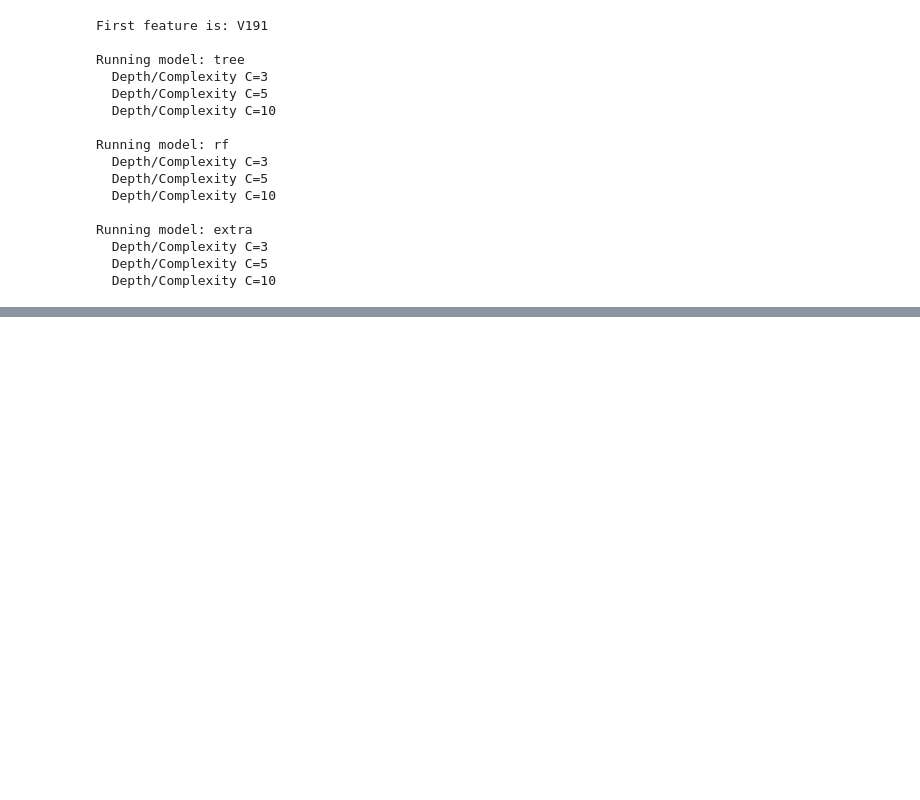
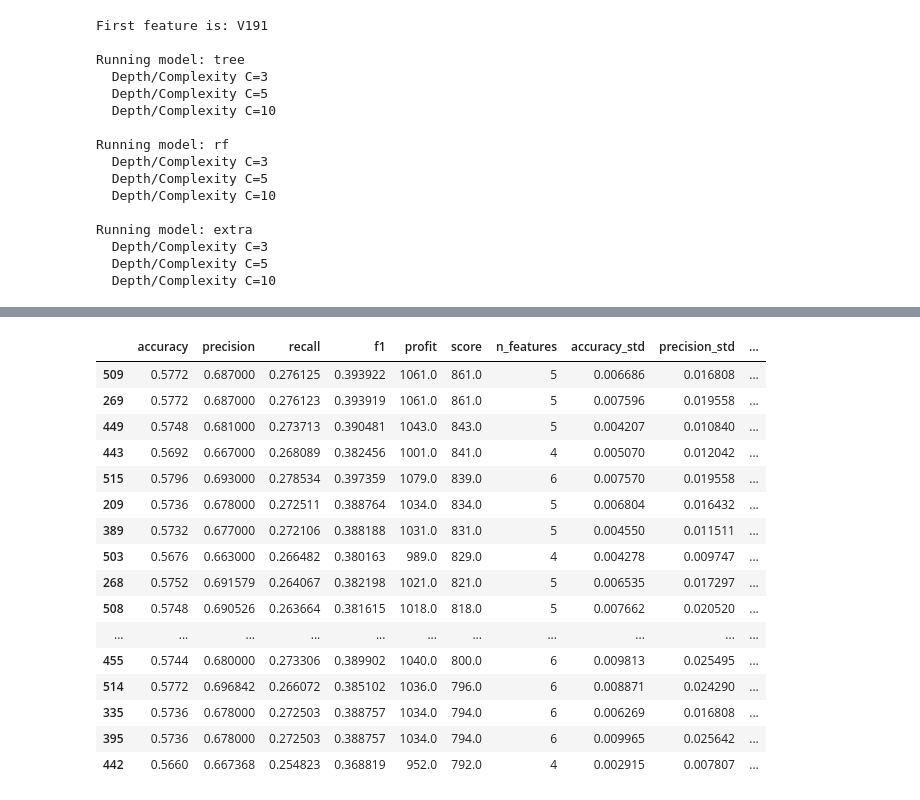
Before and after one commit to kwiatkowskaa/cost-sensitive-predictive-modeling, a Jupyter notebook: notebooks_scaled/03_model_tree_based_models.ipynb, the cells around one changed output, grey strips where cells are left out. Drawn from its saved outputs; the diff is of its cells as text; code cells hidden in the pictures; blank space fills up the shorter version.

```diff
--- a/notebooks_scaled/03_model_tree_based_models.ipynb
+++ b/notebooks_scaled/03_model_tree_based_models.ipynb
@@ -144,0 +154,43 @@ plot_metric_surface(
+# %%
+C_VALUES = [3, 5, 10]
+K_VALUES = range(1, 11)
+TOP_N_VALUES = [250, 500, 750, 900, 950, 1000]
+
+all_results = []
+
+sorted_features = feature_importance_df.sort_values("avg_normalized_rank")["feature"].values
+print(f"First feature is: {sorted_features[0]}")
+
+for model_name, model_fn in MODEL_CONFIGS.items():
+
+    print(f"\nRunning model: {model_name}")
+
+    for C in C_VALUES:
+
+        print(f"  Depth/Complexity C={C}")
+
+        for k in K_VALUES:
+
+            selected_features = sorted_features[:k]
+            X_sel = x_train_scaled[selected_features]
+
+            model = model_fn(C)
+
+            for t in TOP_N_VALUES:
+                summary = cross_val_eval(
+                    model=model,
+                    X=X_sel,
+                    y=y_train,
+                    n_features=k,
+                    model_name=f"{model_name}_C={C}_k={k}",
+                    top_n=t, scaled_features=True
+                )
+
+                summary["model_type"] = model_name
+                summary["C"] = C
+                summary["k"] = k
+                summary["top_n"] = t
+
+                all_results.append(summary)
+
+final_results = pd.DataFrame(all_results)
@@ -144,0 +214,20 @@ plot_metric_surface(
+# %%
+final_results.sort_values(by="score", ascending=False).head(20)
+# %% [output]
+|  | accuracy | precision | recall | f1 | profit | score | n_features | accuracy_std | precision_std | ... |
+| 509 | 0.5772 | 0.687000 | 0.276125 | 0.393922 | 1061.0 | 861.0 | 5 | 0.006686 | 0.016808 | ... |
+| 269 | 0.5772 | 0.687000 | 0.276123 | 0.393919 | 1061.0 | 861.0 | 5 | 0.007596 | 0.019558 | ... |
+| 449 | 0.5748 | 0.681000 | 0.273713 | 0.390481 | 1043.0 | 843.0 | 5 | 0.004207 | 0.010840 | ... |
+| 443 | 0.5692 | 0.667000 | 0.268089 | 0.382456 | 1001.0 | 841.0 | 4 | 0.005070 | 0.012042 | ... |
+| 515 | 0.5796 | 0.693000 | 0.278534 | 0.397359 | 1079.0 | 839.0 | 6 | 0.007570 | 0.019558 | ... |
+| 209 | 0.5736 | 0.678000 | 0.272511 | 0.388764 | 1034.0 | 834.0 | 5 | 0.006804 | 0.016432 | ... |
+| 389 | 0.5732 | 0.677000 | 0.272106 | 0.388188 | 1031.0 | 831.0 | 5 | 0.004550 | 0.011511 | ... |
+| 503 | 0.5676 | 0.663000 | 0.266482 | 0.380163 | 989.0 | 829.0 | 4 | 0.004278 | 0.009747 | ... |
+| 268 | 0.5752 | 0.691579 | 0.264067 | 0.382198 | 1021.0 | 821.0 | 5 | 0.006535 | 0.017297 | ... |
+| 508 | 0.5748 | 0.690526 | 0.263664 | 0.381615 | 1018.0 | 818.0 | 5 | 0.007662 | 0.020520 | ... |
+| ... | ... | ... | ... | ... | ... | ... | ... | ... | ... | ... |
+| 455 | 0.5744 | 0.680000 | 0.273306 | 0.389902 | 1040.0 | 800.0 | 6 | 0.009813 | 0.025495 | ... |
+| 514 | 0.5772 | 0.696842 | 0.266072 | 0.385102 | 1036.0 | 796.0 | 6 | 0.008871 | 0.024290 | ... |
+| 335 | 0.5736 | 0.678000 | 0.272503 | 0.388757 | 1034.0 | 794.0 | 6 | 0.006269 | 0.016808 | ... |
+| 395 | 0.5736 | 0.678000 | 0.272503 | 0.388757 | 1034.0 | 794.0 | 6 | 0.009965 | 0.025642 | ... |
+| 442 | 0.5660 | 0.667368 | 0.254823 | 0.368819 | 952.0 | 792.0 | 4 | 0.002915 | 0.007807 | ... |
```
Also changed, not shown: parts of 9 cells of this notebook.
